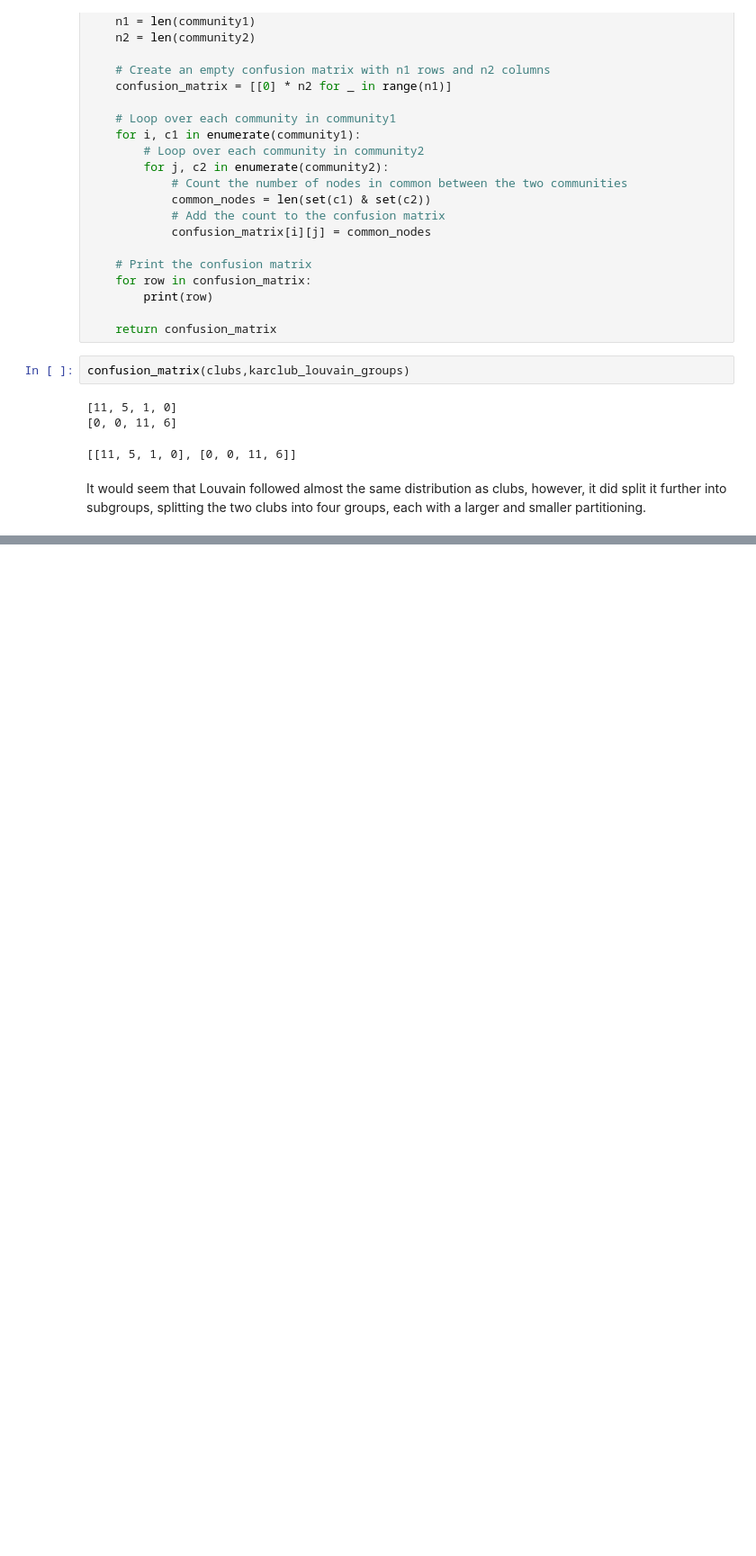
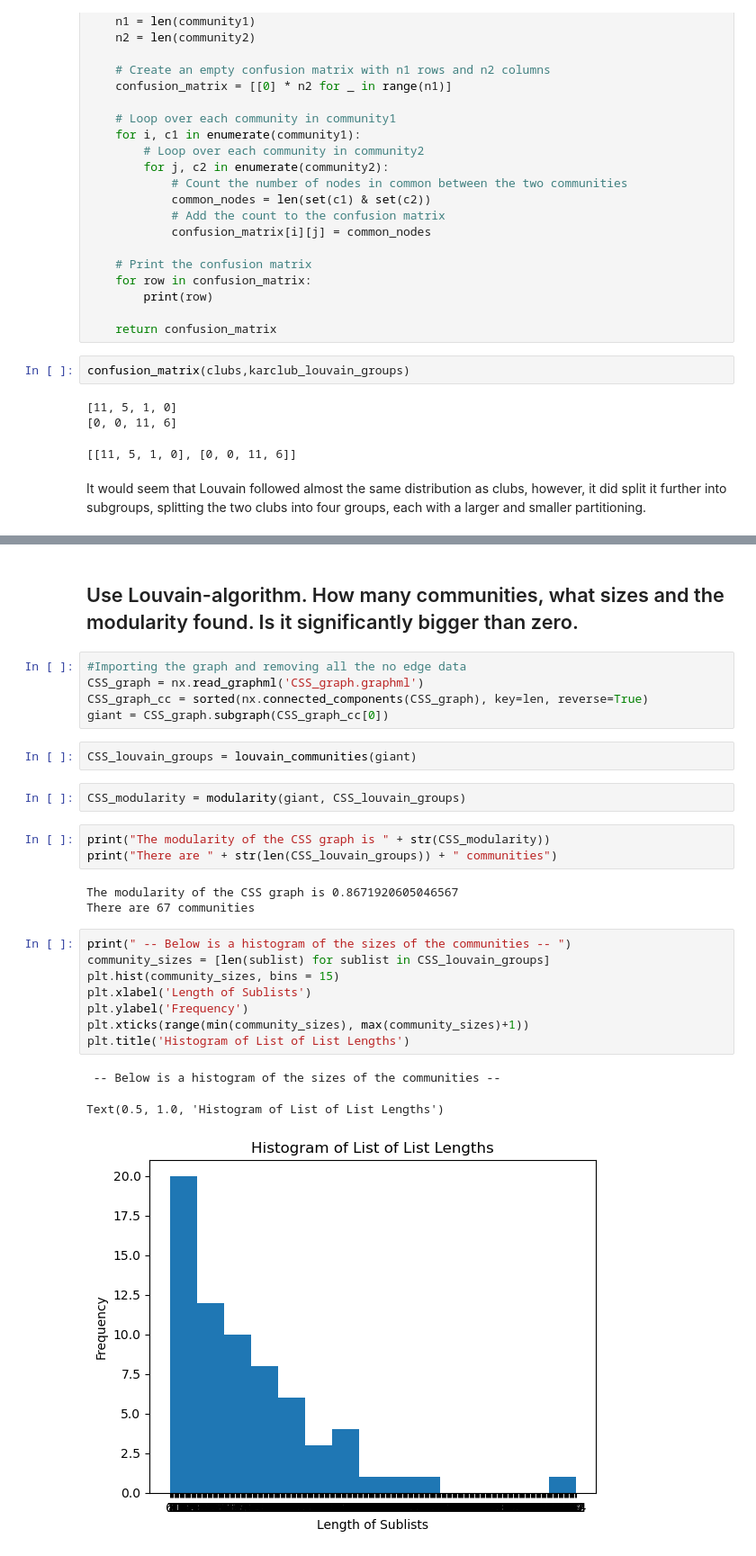
Before and after one commit to davidAlvaBro/comsocsci2023, a Jupyter notebook: Week_6_Part_2.ipynb, the cells around one changed output, grey strips where cells are left out. Shown at 90% size. Cells and saved outputs as stored; diff of their text form; blank space fills up the shorter version.

```diff
--- a/Week_6_Part_2.ipynb
+++ b/Week_6_Part_2.ipynb
@@ -268,0 +271,29 @@ It would seem that Louvain followed almost the same distribution as clubs, howev
+# %% [markdown]
+## Use Louvain-algorithm. How many communities, what sizes and the modularity found. Is it significantly bigger than zero.
+# %%
+#Importing the graph and removing all the no edge data
+CSS_graph = nx.read_graphml('CSS_graph.graphml')
+CSS_graph_cc = sorted(nx.connected_components(CSS_graph), key=len, reverse=True)
+giant = CSS_graph.subgraph(CSS_graph_cc[0])
+# %%
+CSS_louvain_groups = louvain_communities(giant)
+# %%
+CSS_modularity = modularity(giant, CSS_louvain_groups)
+# %%
+print("The modularity of the CSS graph is " + str(CSS_modularity))
+print("There are " + str(len(CSS_louvain_groups)) + " communities")
+# %% [output]
+The modularity of the CSS graph is 0.8671920605046567
+There are 67 communities
+# %%
+print(" -- Below is a histogram of the sizes of the communities -- ")
+community_sizes = [len(sublist) for sublist in CSS_louvain_groups]
+plt.hist(community_sizes, bins = 15)
+plt.xlabel('Length of Sublists')
+plt.ylabel('Frequency')
+plt.xticks(range(min(community_sizes), max(community_sizes)+1))
+plt.title('Histogram of List of List Lengths')
+# %% [output]
+ -- Below is a histogram of the sizes of the communities --
+Text(0.5, 1.0, 'Histogram of List of List Lengths')
+[figure, added]
```
Also changed, not shown: parts of 3 cells of this notebook.
